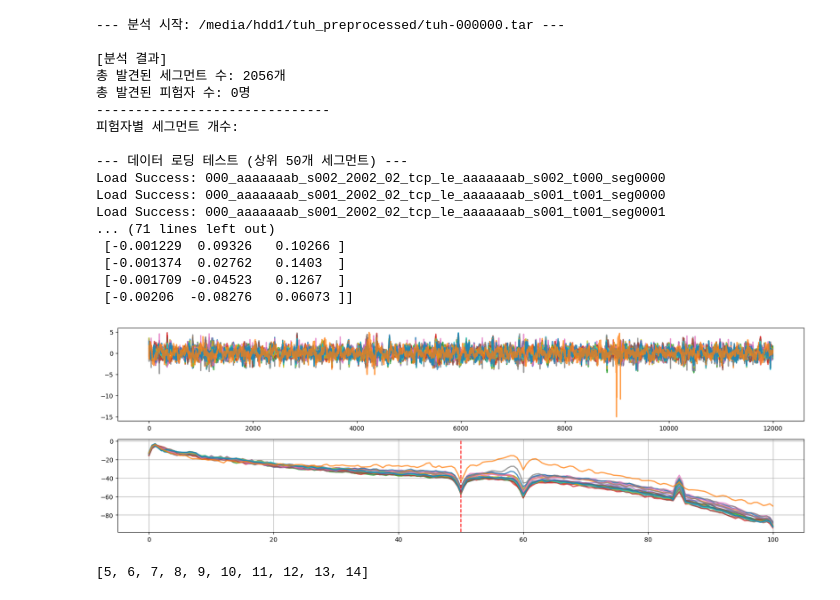
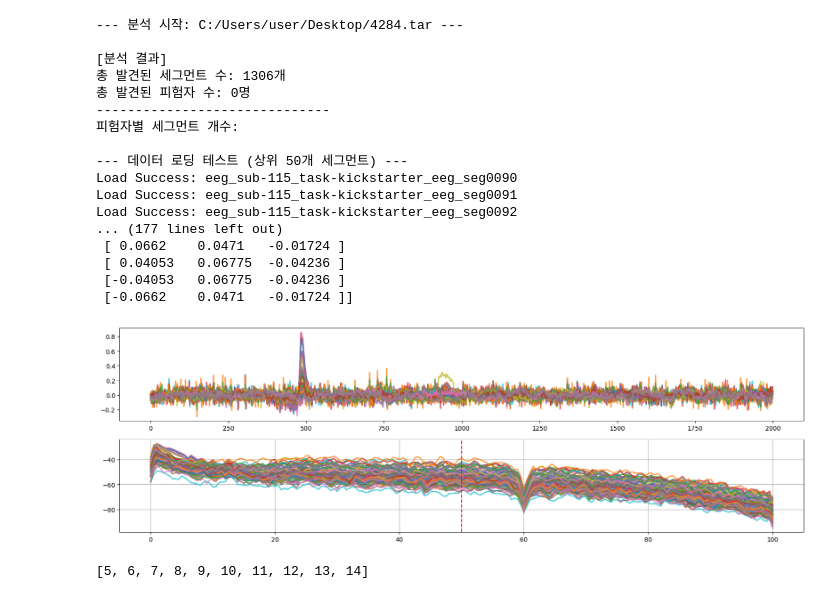
Before and after one commit to I-M-Comet/FM, a Jupyter notebook: eeg_dataset_preprocess/eeg_dataset_preprocess_inspection.ipynb, the cells around one changed output. Saved outputs shown, nothing was run; the diff lists cells and outputs as text; code cells hidden in the pictures.

Commit message:
feat_preprocess files

```diff
--- a/eeg_dataset_preprocess/eeg_dataset_preprocess_inspection.ipynb
+++ b/eeg_dataset_preprocess/eeg_dataset_preprocess_inspection.ipynb
@@ -124,7 +124,8 @@ def load_data_from_tar(path, limit=5):
 # 1. 통계 확인
 
 # tar_path = '/media/hdd1/ds_pretrain/tuh/tuh-000000.tar'
-tar_path = '/media/hdd1/tuh_preprocessed/tuh-000000.tar'
+# tar_path = '/media/hdd1/tuh_preprocessed/tuh-000000.tar'
+tar_path = 'C:/Users/user/Desktop/4284.tar'
 members = analyze_tar_stats(tar_path)
 
 # 2. 데이터 로드 (샘플 3개만 로드해서 확인)
@@ -145,44 +146,44 @@ print(aa)
 # bb = (bb - bb.mean(axis=-1, keepdims=True)) / (bb.std(axis=-1, keepdims=True) + 1e-8)
 # rms = np.sqrt(np.mean(bb * bb, axis=-1, keepdims=True) + 1e-8)
 # need = (rms < 0.5)
 # gain = (1 / np.maximum(rms, 0.05)).clip(1.0 / 8, 8)
 # bb = bb * (1.0 + need*(gain - 1.0))
 # np.clip(bb, -10, 10, out=bb)
 
 import matplotlib.pyplot as plt
 plt.figure(figsize=(20,6))
 plt.subplot(211)
 plt.plot(bb[:, 200*0:200*60].T, alpha=0.75, lw=2) ############### 여기서 index 바꾸면 세그먼트 내 구간 plot 가능
 plt.subplot(212)
 freqs, psd = signal.welch(bb, fs=200, nperseg=200*2, axis=-1)
 # psd = np.mean(psd, axis=0)) ############### 이거 주석 풀면 mean psd 볼 수 있음
 plt.plot(freqs, (10 * np.log10(psd)).T, alpha=0.75, lw=2)
 # plt.plot(freqs, psd.T, alpha=0.75, lw=2)
 plt.axvline(x=50, color='r', linestyle='--')
 plt.grid()
 print()
 
 # Key: 000_aaaaaade_s001_2003_02_tcp_le_aaaaaade_s001_t000_seg0000
 # Key: 000_aaaaaaab_s002_2002_02_tcp_le_aaaaaaab_s002_t000_seg0000
 # %% [output]
---- 분석 시작: /media/hdd1/tuh_preprocessed/tuh-000000.tar ---
+--- 분석 시작: C:/Users/user/Desktop/4284.tar ---
 
 [분석 결과]
-총 발견된 세그먼트 수: 2056개
+총 발견된 세그먼트 수: 1306개
 총 발견된 피험자 수: 0명
 ------------------------------
 피험자별 세그먼트 개수:
 
 --- 데이터 로딩 테스트 (상위 50개 세그먼트) ---
-Load Success: 000_aaaaaaab_s002_2002_02_tcp_le_aaaaaaab_s002_t000_seg0000
-Load Success: 000_aaaaaaab_s001_2002_02_tcp_le_aaaaaaab_s001_t001_seg0000
-Load Success: 000_aaaaaaab_s001_2002_02_tcp_le_aaaaaaab_s001_t001_seg0001
-... (71 lines left out)
- [-0.001229  0.09326   0.10266 ]
- [-0.001374  0.02762   0.1403  ]
- [-0.001709 -0.04523   0.1267  ]
- [-0.00206  -0.08276   0.06073 ]]
+Load Success: eeg_sub-115_task-kickstarter_eeg_seg0090
+Load Success: eeg_sub-115_task-kickstarter_eeg_seg0091
+Load Success: eeg_sub-115_task-kickstarter_eeg_seg0092
+... (177 lines left out)
+ [ 0.0662    0.0471   -0.01724 ]
+ [ 0.04053   0.06775  -0.04236 ]
+ [-0.04053   0.06775  -0.04236 ]
+ [-0.0662    0.0471   -0.01724 ]]
-[figure, old version]
+[figure, new version]
 # %%
 a = [i for i in range(20)]
 a[5:-5]
```
Also changed, not shown: 20 other files.
